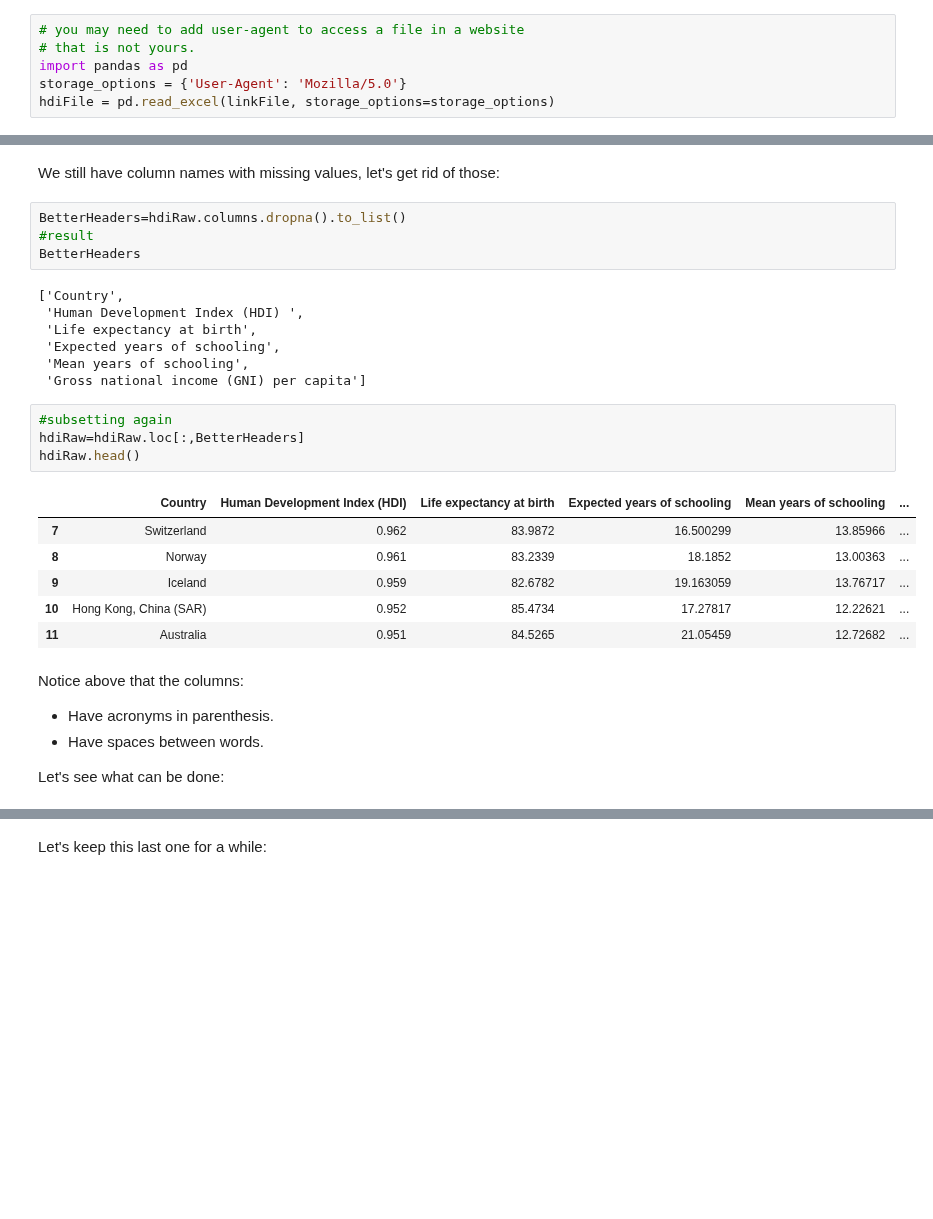
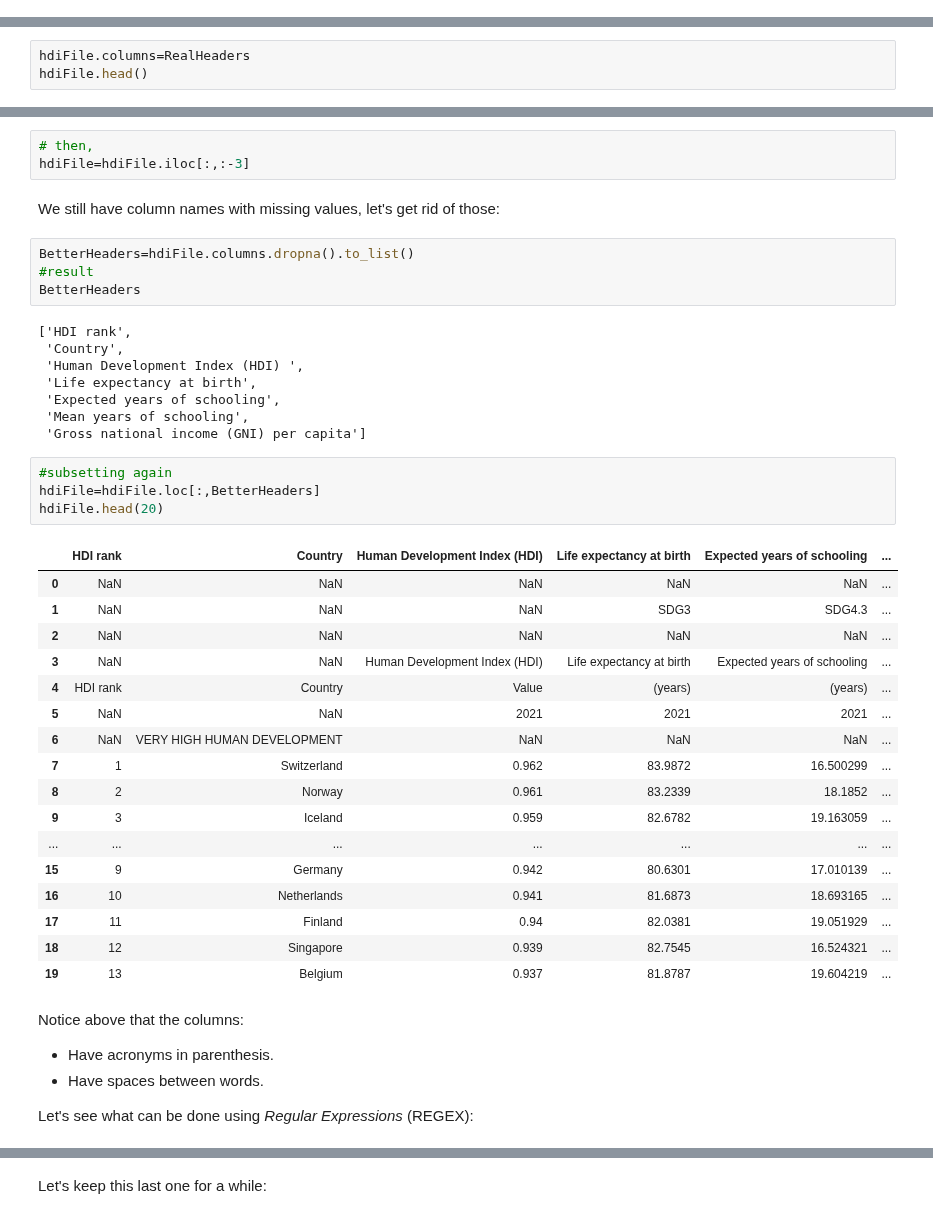
Before and after one commit to eScienceWinterSchool/PythonSession, a Jupyter notebook: index.ipynb, the cells around one changed output, grey strips where cells are left out. Cells and saved outputs as stored; diff of their text form; blank space fills up the shorter version.

```diff
--- a/index.ipynb
+++ b/index.ipynb
@@ -70,9 +68,3 @@ HTTPError: HTTP Error 403: Forbidden
-# %%
-# you may need to add user-agent to access a file in a website
-# that is not yours.
-import pandas as pd
-storage_options = {'User-Agent': 'Mozilla/5.0'}
-hdiFile = pd.read_excel(linkFile, storage_options=storage_options)
 # %% [markdown]
 [Home](#home)
 ______
@@ -279,0 +131,3 @@ hdiRaw
+# %%
+hdiFile.columns=RealHeaders
+hdiFile.head()
@@ -280,11 +159,15 @@ hdiRaw
+# %%
+# then,
+hdiFile=hdiFile.iloc[:,:-3]
 # %% [markdown]
 We still have column names with missing values, let's get rid of those:
 # %%
-BetterHeaders=hdiRaw.columns.dropna().to_list()
+BetterHeaders=hdiFile.columns.dropna().to_list()
 #result
 BetterHeaders
 # %% [output]
-['Country',
+['HDI rank',
+ 'Country',
  'Human Development Index (HDI) ',
  'Life expectancy at birth',
  'Expected years of schooling',
@@ -292,20 +175,31 @@ BetterHeaders
  'Gross national income (GNI) per capita']
 # %%
 #subsetting again
-hdiRaw=hdiRaw.loc[:,BetterHeaders]
-hdiRaw.head()
+hdiFile=hdiFile.loc[:,BetterHeaders]
+hdiFile.head(20)
 # %% [output]
-|  | Country | Human Development Index (HDI) | Life expectancy at birth | Expected years of schooling | Mean years of schooling | ... |
-| 7 | Switzerland | 0.962 | 83.9872 | 16.500299 | 13.85966 | ... |
-| 8 | Norway | 0.961 | 83.2339 | 18.1852 | 13.00363 | ... |
-| 9 | Iceland | 0.959 | 82.6782 | 19.163059 | 13.76717 | ... |
-| 10 | Hong Kong, China (SAR) | 0.952 | 85.4734 | 17.27817 | 12.22621 | ... |
-| 11 | Australia | 0.951 | 84.5265 | 21.05459 | 12.72682 | ... |
+|  | HDI rank | Country | Human Development Index (HDI) | Life expectancy at birth | Expected years of schooling | ... |
+| 0 | NaN | NaN | NaN | NaN | NaN | ... |
+| 1 | NaN | NaN | NaN | SDG3 | SDG4.3 | ... |
+| 2 | NaN | NaN | NaN | NaN | NaN | ... |
+| 3 | NaN | NaN | Human Development Index (HDI) | Life expectancy at birth | Expected years of schooling | ... |
+| 4 | HDI rank | Country | Value | (years) | (years) | ... |
+| 5 | NaN | NaN | 2021 | 2021 | 2021 | ... |
+| 6 | NaN | VERY HIGH HUMAN DEVELOPMENT | NaN | NaN | NaN | ... |
+| 7 | 1 | Switzerland | 0.962 | 83.9872 | 16.500299 | ... |
+| 8 | 2 | Norway | 0.961 | 83.2339 | 18.1852 | ... |
+| 9 | 3 | Iceland | 0.959 | 82.6782 | 19.163059 | ... |
+| ... | ... | ... | ... | ... | ... | ... |
+| 15 | 9 | Germany | 0.942 | 80.6301 | 17.010139 | ... |
+| 16 | 10 | Netherlands | 0.941 | 81.6873 | 18.693165 | ... |
+| 17 | 11 | Finland | 0.94 | 82.0381 | 19.051929 | ... |
+| 18 | 12 | Singapore | 0.939 | 82.7545 | 16.524321 | ... |
+| 19 | 13 | Belgium | 0.937 | 81.8787 | 19.604219 | ... |
 # %% [markdown]
 Notice above that the columns:
 * Have acronyms in parenthesis.
 * Have spaces between words.
 
-Let's see what can be done:
+Let's see what can be done using _Regular Expressions_ (REGEX):
 # %%
 # bye anything between parenthesis
```
Also changed, not shown: parts of 126 cells of this notebook, 5 other files.
